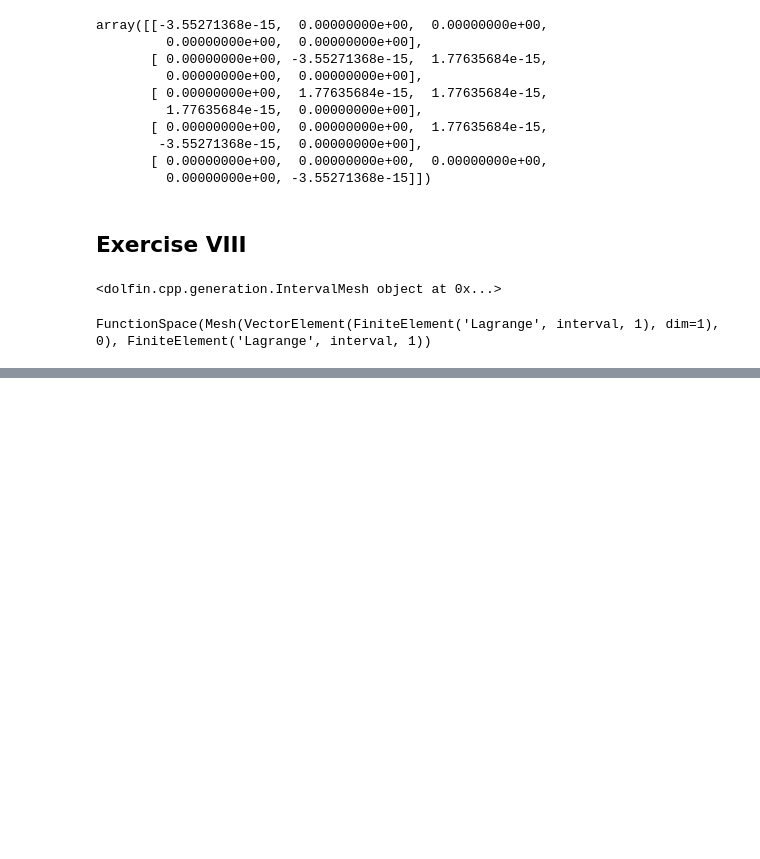
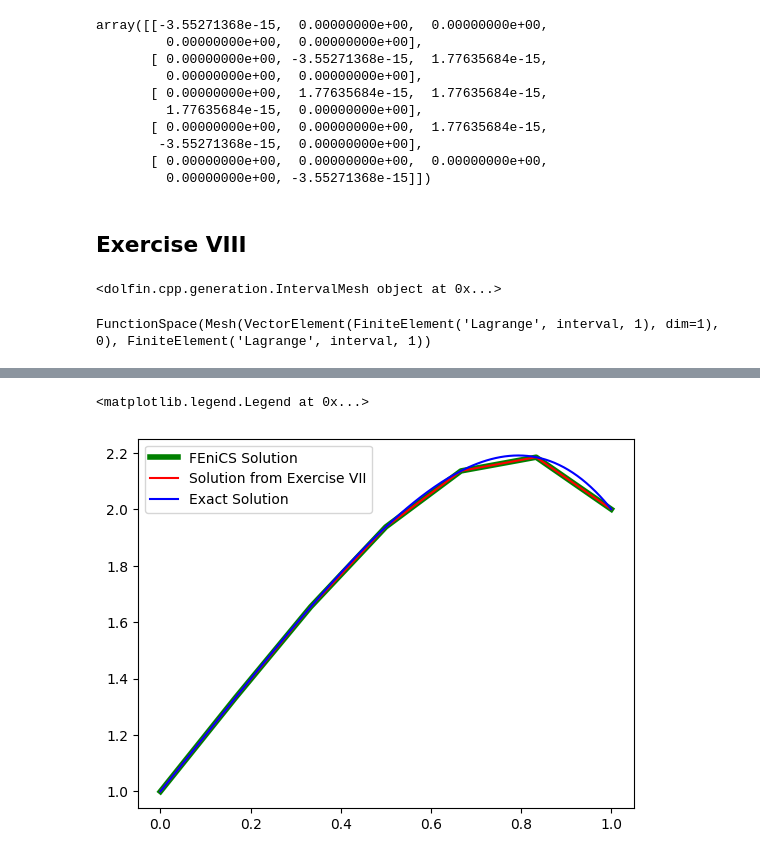
Before and after one commit to cagnol/PDE-Lab-2026, a Jupyter notebook: notebook.ipynb, the cells around one changed output, grey strips where cells are left out. Cells and saved outputs as stored; diff of their text form; code cells hidden in the pictures; blank space fills up the shorter version.

```diff
--- a/notebook.ipynb
+++ b/notebook.ipynb
@@ -374,0 +397,12 @@ f = Expression('12*x[0]*x[0]', degree=2)
+# %%
+x_values_fenics = np.array([mesh.coordinates()[i][0] for i in range(len(mesh.coordinates()))])
+u_values_fenics = u_sol.compute_vertex_values(mesh)
+plt.plot(x_values_fenics, u_values_fenics, label='FEniCS Solution', color='green', lw=4)
+
+plt.plot(x,y,label="Solution from Exercise VII",color='red')
+plt.plot(x,z,label="Exact Solution",color='blue')
+
+plt.legend()
+# %% [output]
+<matplotlib.legend.Legend at 0x...>
+[figure, added]
```
Also changed, not shown: parts of 5 cells of this notebook.
